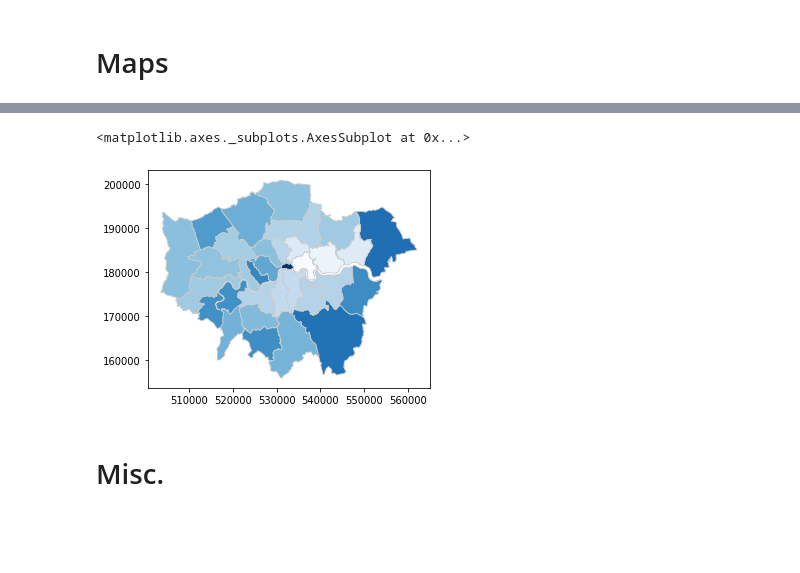
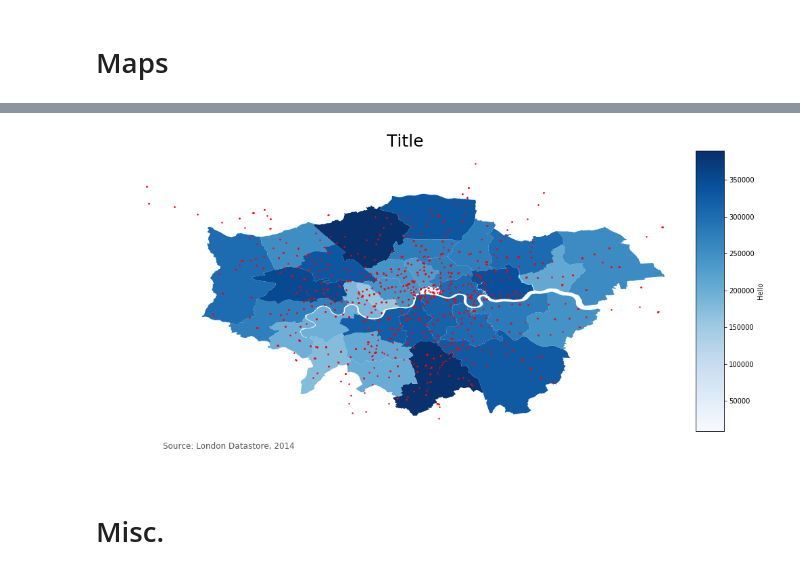
Before and after one commit to fabiangunzinger/london_cycling, a Jupyter notebook: london_cycling.ipynb, the cells around one changed output, grey strips where cells are left out. Saved outputs shown, nothing was run; the diff lists cells and outputs as text; code cells hidden in the pictures; blank space fills up the shorter version.

```diff
--- a/london_cycling.ipynb
+++ b/london_cycling.ipynb
@@ -337,0 +241,9 @@ stations.crs
+# %%
+# Load data and combine borough boundaries and profiles
+
+stations = get_stations_data()
+boundaries = get_borough_boundaries().set_index('name')
+profiles = get_borough_profiles().set_index('area_name')
+
+boroughs = boundaries.join(profiles)
+boroughs.head()
@@ -374,35 +260,18 @@ ax.axis('off');
-# %%
-import matplotlib.pyplot as plt
-
-variable = 'average_age'
-
-# set the range for the choropleth
-vmin, vmax = 120, 220
-
-# create figure and axes for Matplotlib
-fig, ax = plt.subplots(1, figsize=(10, 6))
-# create map
-
-boroughs.plot(column=variable, cmap='Blues', linewidth=0.8, ax=ax, edgecolor='0.8')
-ax.axis('off');
-
-# add a title
-ax.set_title('Title', fontdict={'fontsize': '25', 'fontweight' : '3'})
-# create an annotation for the data source
-ax.annotate('Source: London Datastore, 2014',xy=(0.1, .08),  xycoords='figure fraction', horizontalalignment='left', verticalalignment='top', fontsize=12, color='#555555')
-
-
-# Create colorbar as a legend
-sm = plt.cm.ScalarMappable(cmap='Blues', norm=plt.Normalize(vmin=vmin, vmax=vmax))
-# empty array for the data range
-sm._A = []
-# add the colorbar to the figure
-cbar = fig.colorbar(sm)
-
-fig.savefig('mapname.png', dpi=300)
-# %% [output]
-<matplotlib.axes._subplots.AxesSubplot at 0x...>
-[figure, removed]
+# %%
+# Ensure that maps have the same crs
+boroughs = boroughs.to_crs(stations.crs)
+
+# Create borough map as base
+fig, ax = plt.subplots(1, 1, figsize=(16,8))
+divider = make_axes_locatable(ax)
+cax = divider.append_axes("right", size="5%", pad=0.1)
+base = boroughs.plot(column='population', cmap='Blues', ax=ax, legend=True, cax=cax, legend_kwds={'label':'Hello'})
+stations.plot(ax=base, marker='o', color='red', markersize=2)
+
+ax.set_title('Title', fontdict={'fontsize': '25', 'fontweight' : '3'})
+ax.annotate('Source: London Datastore, 2014',xy=(0.1, .08),  xycoords='figure fraction', horizontalalignment='left', verticalalignment='top', fontsize=12, color='#555555');
+# %% [output]
+[figure, added]
 # %% [markdown]
 # Misc.
 # %%
```
Also changed, not shown: parts of 18 cells of this notebook, 1 other file.
